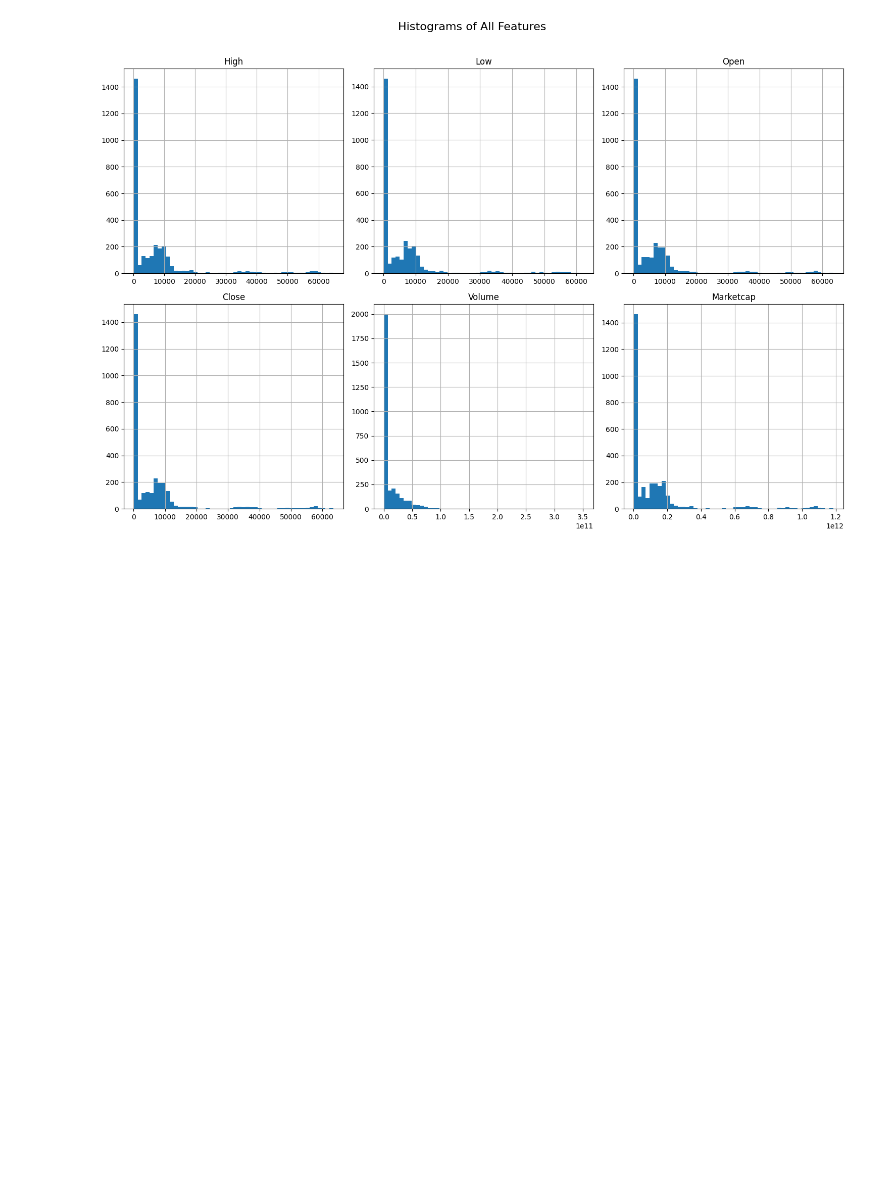
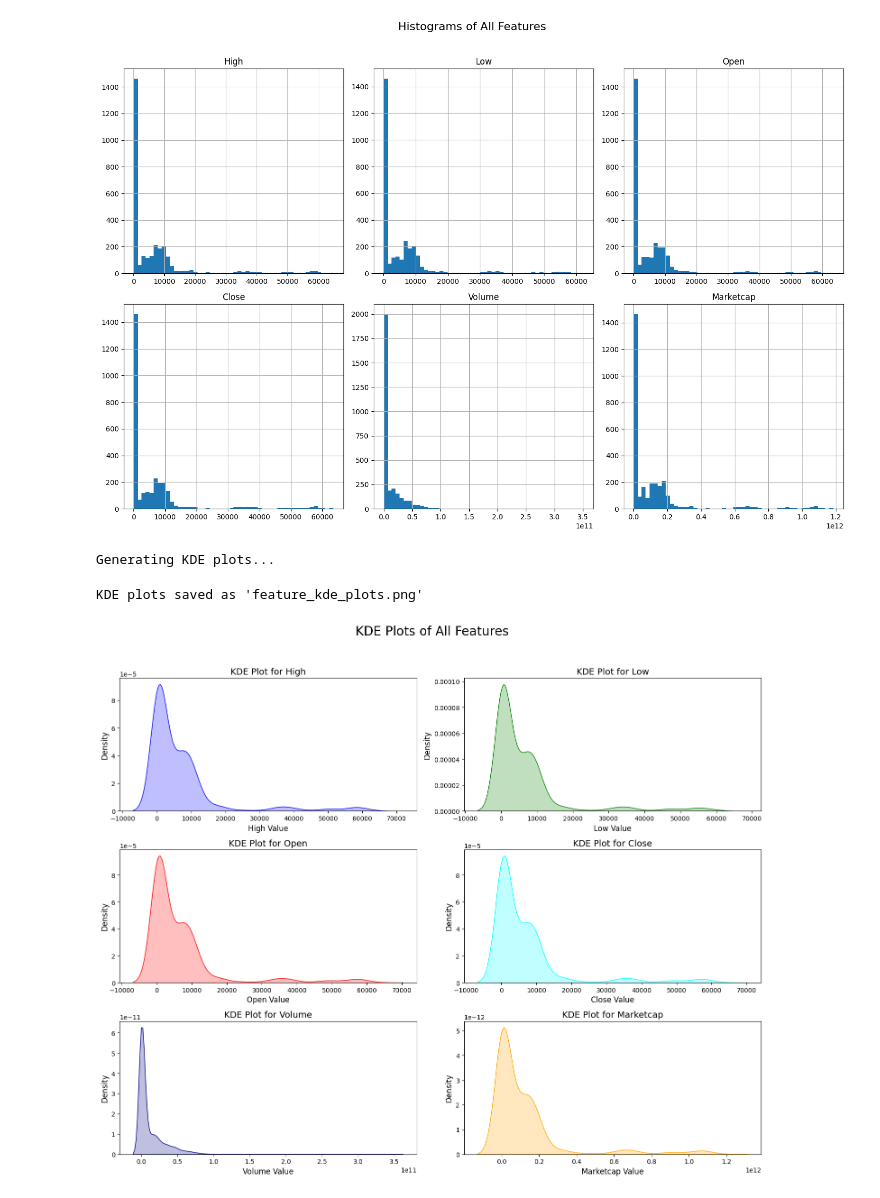
Before and after one commit to NurAlamNahidSarkar/bitcoinPricePrediction_ML, a Jupyter notebook: bitcoinpriceprediction.ipynb, the cells around one changed output. Drawn from its saved outputs; the diff is of its cells as text; code cells hidden in the pictures; blank space fills up the shorter version.

Commit message:
Kaggle Notebook | BitcoinPricePrediction | Version 3

```diff
--- a/bitcoinpriceprediction.ipynb
+++ b/bitcoinpriceprediction.ipynb
@@ -268,3 +268,53 @@ dtype: float64
 Generating histograms...
 Histograms saved as 'feature_histograms.png'
 [figure]
+# %%
+import pandas as pd
+import matplotlib.pyplot as plt
+import seaborn as sns
+
+# --- Assume 'bitcoin_df' is your loaded DataFrame ---
+
+# 1. List of columns to check
+columns_to_plot = ['High', 'Low', 'Open', 'Close', 'Volume', 'Marketcap']
+
+colors = ['blue', 'green', 'red', 'cyan', 'navy', 'orange']
+
+# 2. Create one figure with a 3x2 grid of subplots
+fig, axes = plt.subplots(nrows=3, ncols=2, figsize=(15, 12))
+
+# 3. Flatten the 2D array of axes into a 1D array
+axes = axes.flatten()
+
+print("Generating KDE plots...")
+
+# 4. Iterate and create a separate KDE plot for each column
+for i, (column,color) in enumerate(zip(columns_to_plot,colors)):
+
+    # Get the current axis (subplot)
+    ax = axes[i]
+
+    # Plot a KDE plot for the column on that axis
+    # 'fill=True' creates the shaded area under the curve
+    sns.kdeplot(bitcoin_df[column], ax=ax, fill=True, color=color)
+
+    # Set the title and labels
+    ax.set_title(f'KDE Plot for {column}', fontsize=14)
+    ax.set_xlabel(f'{column} Value', fontsize=12)
+    ax.set_ylabel('Density', fontsize=12)
+
+# 5. Add a main title for the whole figure
+fig.suptitle("KDE Plots of All Features", fontsize=20, y=1.03)
+
+# 6. Clean up the layout
+plt.tight_layout()
+
+# 7. Save the single figure
+filename = 'feature_kde_plots.png'
+plt.savefig(filename)
+
+print(f"KDE plots saved as '{filename}'")
+# %% [output]
+Generating KDE plots...
+KDE plots saved as 'feature_kde_plots.png'
+[figure, added]
```
Also changed, not shown: parts of 1 cell of this notebook.
